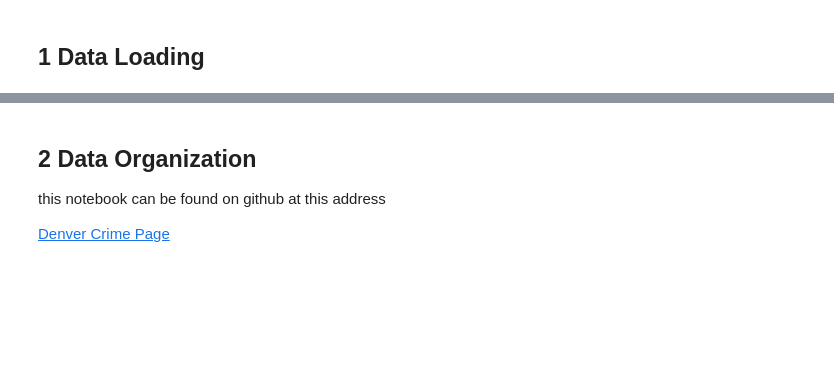
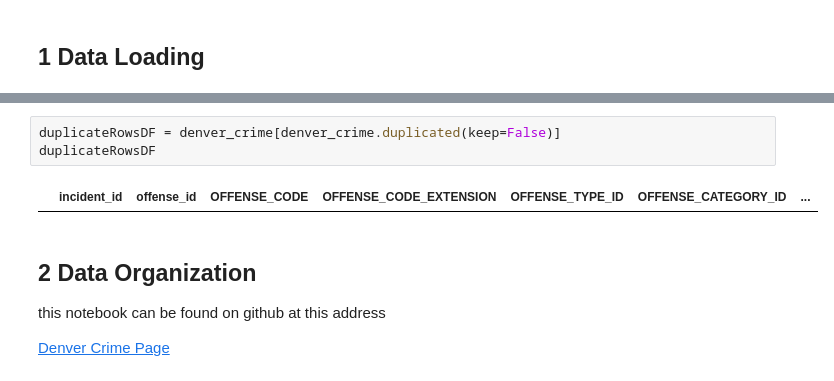
Before and after one commit to Seismic-Striker/Springboard_and_Datacamp, a Jupyter notebook: Denver Crime Data/Denver Crime Data Wrangling.ipynb, the cells around one changed output, grey strips where cells are left out. Cells and saved outputs as stored; diff of their text form; blank space fills up the shorter version.

```diff
--- a/Denver Crime Data/Denver Crime Data Wrangling.ipynb
+++ b/Denver Crime Data/Denver Crime Data Wrangling.ipynb
@@ -26,6 +26,11 @@ denver_crime.head()
 | 2 | 20223093 | 20223093299900 | 2999 | 0 | criminal-mischief-other | public-disorder | ... |
 | 3 | 20224000 | 20224000299900 | 2999 | 0 | criminal-mischief-other | public-disorder | ... |
 | 4 | 20223956 | 20223956299900 | 2999 | 0 | criminal-mischief-other | public-disorder | ... |
+# %%
+duplicateRowsDF = denver_crime[denver_crime.duplicated(keep=False)]
+duplicateRowsDF
+# %% [output]
+|  | incident_id | offense_id | OFFENSE_CODE | OFFENSE_CODE_EXTENSION | OFFENSE_TYPE_ID | OFFENSE_CATEGORY_ID | ... |
 # %% [markdown]
 ## 2 Data Organization
 
```
Also changed, not shown: parts of 2 cells of this notebook.
